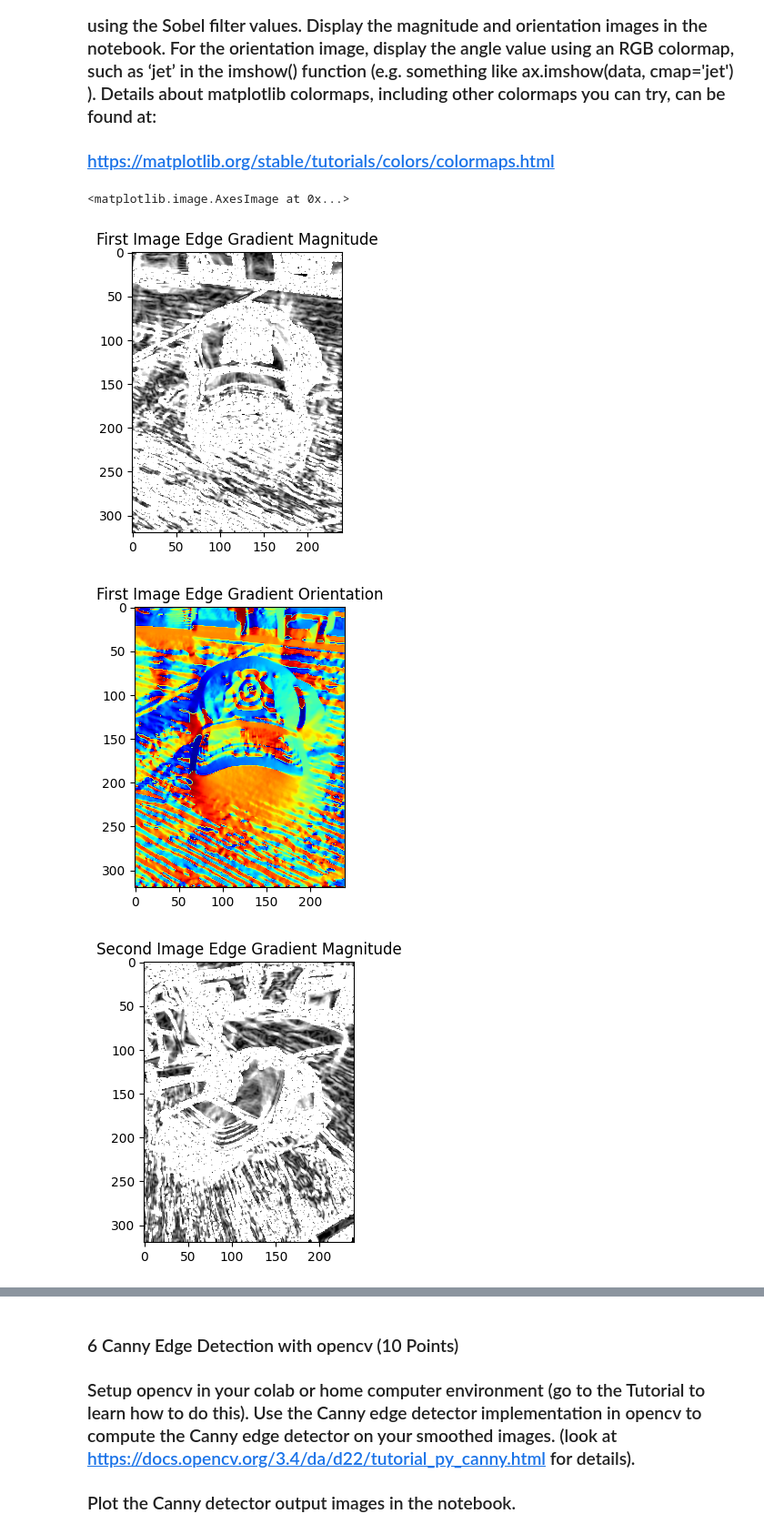
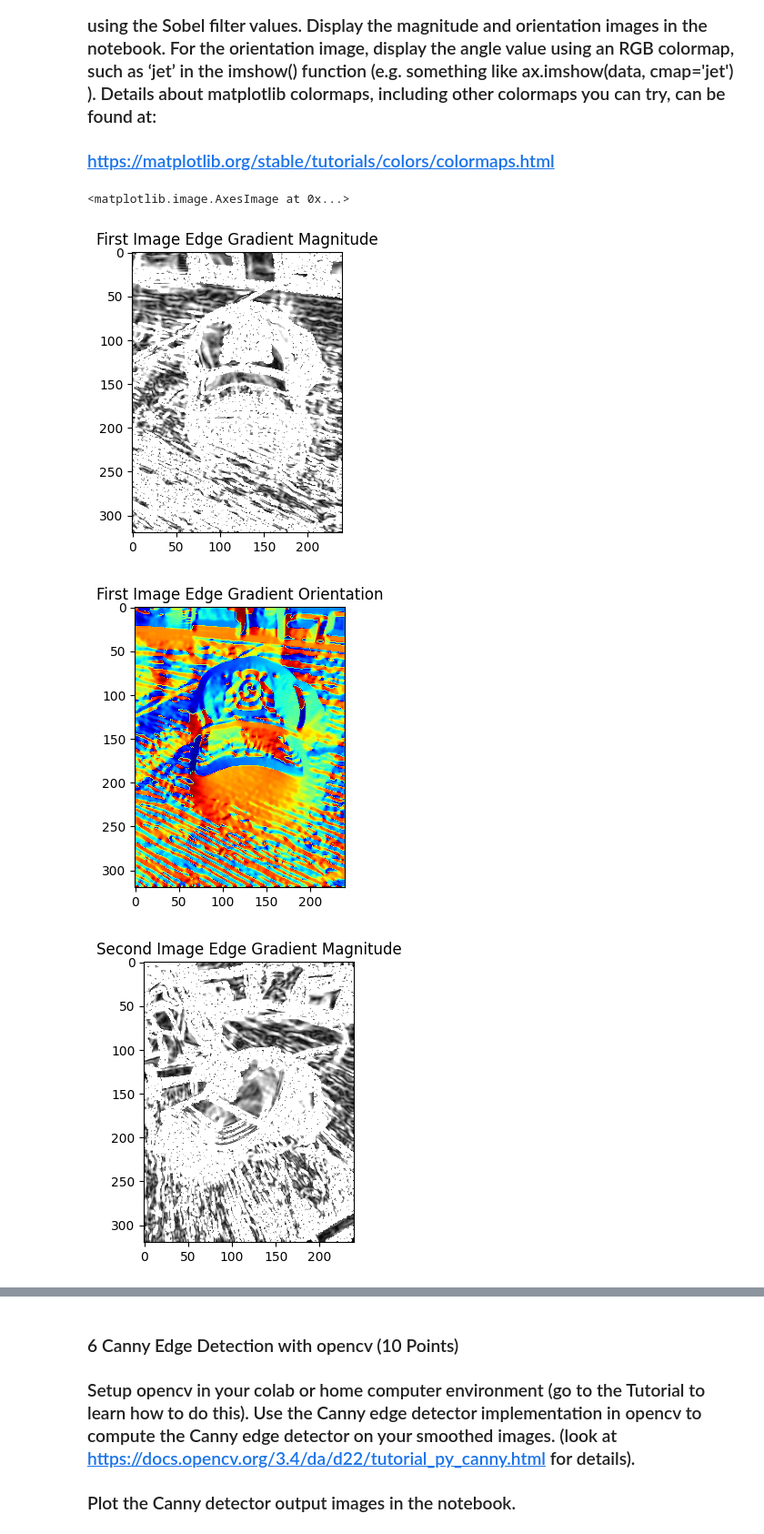
Before and after one commit to MikeRaff/ECSE_415, a Jupyter notebook: A1.ipynb, the cells around one changed output, grey strips where cells are left out. Shown at 91% size. Cells and saved outputs as stored; diff of their text form; code cells hidden in the pictures.

```diff
--- a/A1.ipynb
+++ b/A1.ipynb
@@ -10,12 +10,12 @@ import cv2
 import numpy as np
 
 # Insert path to image
-path1 = '/Users/mike/Documents/ECSE_415/A1/1stImage.png'
-path2 = '/Users/mike/Documents/ECSE_415/A1/2ndImage.png'
+path1 = '/Users/mike/Documents/ECSE_415/A1/'
+path2 = '/Users/mike/Documents/ECSE_415/A1/'
 
 # Load in the images
-image1 = cv2.cvtColor(cv2.imread(path1), cv2.COLOR_BGR2RGB)
-image2 = cv2.cvtColor(cv2.imread(path2), cv2.COLOR_BGR2RGB)
+image1 = cv2.cvtColor(cv2.imread(path1 + '1stImage.png'), cv2.COLOR_BGR2RGB)
+image2 = cv2.cvtColor(cv2.imread(path2 + '2ndImage.png'), cv2.COLOR_BGR2RGB)
 
 # Plotting images
 plt.figure(figsize=(3,4))
@@ -54,28 +55,27 @@ plt.imshow(gray2, cmap='gray')
 # Creating custom kernels
 
 # 5x5 kernel
-kern1_1 = cv2.GaussianBlur(gray1, (5,5), 100)
-kern1_2 = cv2.GaussianBlur(gray2, (5,5), 100)
+kern1_5x5 = cv2.GaussianBlur(gray1, (5,5), 2)
+kern2_5x5 = cv2.GaussianBlur(gray2, (5,5), 2)
 
 # 11x11 kernel
-kern2_1 = cv2.GaussianBlur(gray1, (11,11), 100)
-kern2_2 = cv2.GaussianBlur(gray2, (11,11), 100)
-
+kern1_11x11 = cv2.GaussianBlur(gray1, (11,11), 2)
+kern2_11x11 = cv2.GaussianBlur(gray2, (11,11), 2)
 
 #plotting
 plt.figure(figsize=(3,4))
 plt.title("First Image with 5x5 pixel Gaussian Blur")
-plt.imshow(kern1_1, cmap='gray')
+plt.imshow(kern1_5x5, cmap='gray')
 plt.figure(figsize=(3,4))
 plt.title("Second Image with 5x5 pixel Gaussian Blur")
-plt.imshow(kern1_2, cmap='gray')
+plt.imshow(kern2_5x5, cmap='gray')
 
 plt.figure(figsize=(3,4))
 plt.title("First Image with 11x11 pixel Gaussian Blur")
-plt.imshow(kern2_1, cmap='gray')
+plt.imshow(kern1_11x11, cmap='gray')
 plt.figure(figsize=(3,4))
 plt.title("Second Image with 11x11 pixel Gaussian Blur")
-plt.imshow(kern2_2, cmap='gray')
+plt.imshow(kern2_11x11, cmap='gray')
 # %% [output]
 <matplotlib.image.AxesImage at 0x...>
 [figure]
@@ -87,11 +87,11 @@ plt.imshow(kern2_2, cmap='gray')
 ### Compute the x and y derivative images of the smoothed images using the horizontal and vertical Sobel filters. Display the derivative images in the notebook.
 # %%
 # Computing x and y derivatives of the smoothed images
-dx1 = cv2.Sobel(kern1_1, cv2.CV_16S, 1,0, ksize=5)
-dy1 = cv2.Sobel(kern1_1, cv2.CV_16S, 0,1, ksize=5)
+dx1 = cv2.Sobel(kern1_5x5, cv2.CV_16S, 1,0, ksize=5)
+dy1 = cv2.Sobel(kern1_5x5, cv2.CV_16S, 0,1, ksize=5)
 
-dx2 = cv2.Sobel(kern1_2, cv2.CV_16S, 1,0, ksize=5)
-dy2 = cv2.Sobel(kern1_2, cv2.CV_16S, 0,1, ksize=5)
+dx2 = cv2.Sobel(kern2_5x5, cv2.CV_16S, 1,0, ksize=5)
+dy2 = cv2.Sobel(kern2_5x5, cv2.CV_16S, 0,1, ksize=5)
 
 # Plotting
 plt.figure(figsize=(3,4))
@@ -119,29 +119,33 @@ plt.imshow(dy2, cmap='gray')
 ### https://matplotlib.org/stable/tutorials/colors/colormaps.html
 # %%
 # Computing edge gradient magnitude and edge gradient orientation of the smoothed images
-magnitude1 = np.sqrt((dx1**2) + (dy1**2))
-orientation1 = np.arctan2(dy1,dx1) * 180 / np.pi
+magnitude1 = np.sqrt(dx1*dx1 + dy1*dy1)
+orientation1 = np.arctan2(dy1,dx1)
 
 magnitude2 = np.sqrt((dx2**2) + (dy2**2))
-orientation2 = np.arctan2(dy2,dx2) * 180 / np.pi
+orientation2 = np.arctan2(dy2,dx2)
 
+# print("Min value of dx1:", np.min(np.abs(dx1)))
+# print("Max value of dx1:", np.max(dx1))
+# print("Min value of dy1:", np.min(dy1))
+# print("Max value of dy1:", np.max(dy1))
 
 # Plotting
 plt.figure(figsize=(3,4))
 plt.title("First Image Edge Gradient Magnitude")
 plt.imshow(magnitude1, cmap='gray')
 plt.figure(figsize=(3,4))
 plt.title("First Image Edge Gradient Orientation")
 plt.imshow(orientation1, cmap='jet')
 
 plt.figure(figsize=(3,4))
 plt.title("Second Image Edge Gradient Magnitude")
 plt.imshow(magnitude2, cmap='gray')
 plt.figure(figsize=(3,4))
 plt.title("Second Image Edge Gradient Orientation")
 plt.imshow(orientation2, cmap='jet')
 # %% [output]
 <matplotlib.image.AxesImage at 0x...>
-[figure, old version]
+[figure, new version]
-[figure, old version]
+[figure, new version]
-[figure, old version]
+[figure, new version]
```
Also changed, not shown: parts of 3 cells of this notebook.
